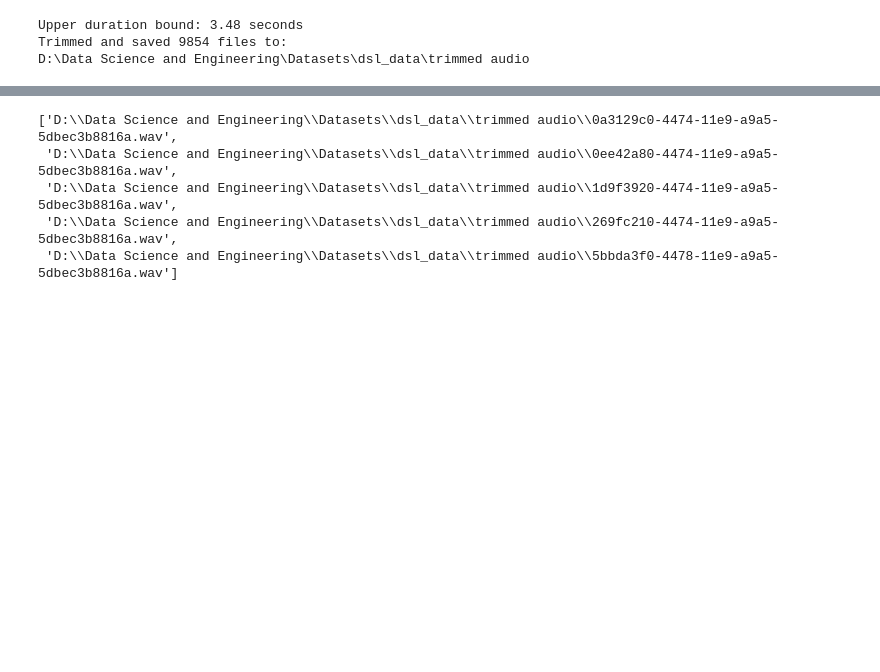
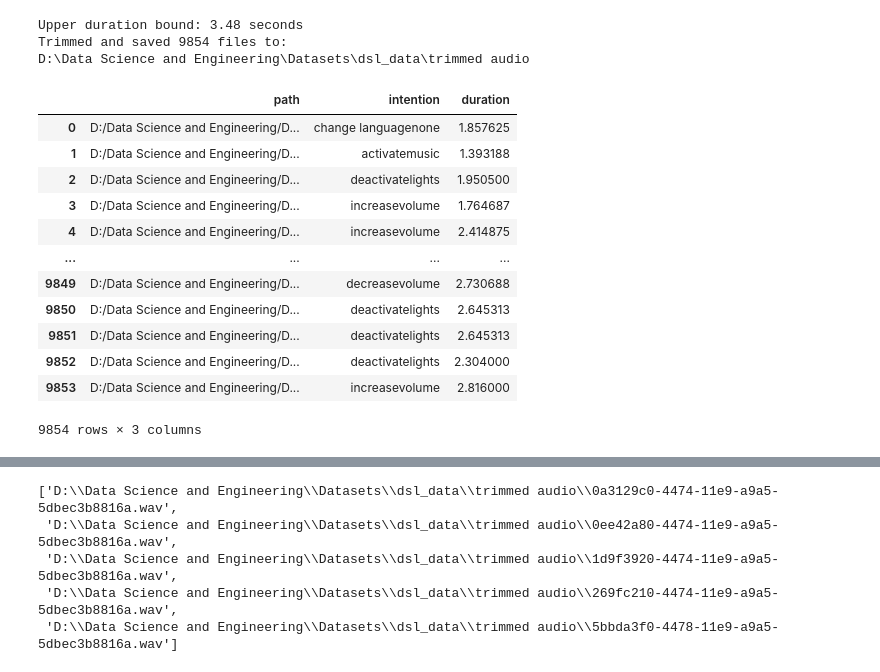
Before and after one commit to Hamidreza-Sj/Intent-Classification, a Jupyter notebook: Classis ML Approach.ipynb, the cells around one changed output, grey strips where cells are left out. Drawn from its saved outputs; the diff is of its cells as text; code cells hidden in the pictures; blank space fills up the shorter version.

Commit message:
add duration column

```diff
--- a/Classis ML Approach.ipynb
+++ b/Classis ML Approach.ipynb
@@ -431,3 +431,32 @@ print(f"Trimmed and saved {len(train_df)} files to:\n{output_dir}")
 Upper duration bound: 3.48 seconds
 Trimmed and saved 9854 files to:
 D:\Data Science and Engineering\Datasets\dsl_data\trimmed audio
+# %%
+def get_audio_duration(file_path):
+    try:
+        y, sr = librosa.load(file_path, sr=None)
+        return librosa.get_duration(y=y, sr=sr)
+    except Exception as e:
+        print(f"Failed on {file_path}: {e}")
+        return None
+
+train_df["duration"] = train_df["path"].apply(get_audio_duration)
+
+# Apply to DataFrame
+train_df['duration'] = train_df['path'].apply(get_audio_duration)
+# %%
+train_df
+# %% [output]
+|  | path | intention | duration |
+| 0 | D:/Data Science and Engineering/D... | change languagenone | 1.857625 |
+| 1 | D:/Data Science and Engineering/D... | activatemusic | 1.393188 |
+| 2 | D:/Data Science and Engineering/D... | deactivatelights | 1.950500 |
+| 3 | D:/Data Science and Engineering/D... | increasevolume | 1.764687 |
+| 4 | D:/Data Science and Engineering/D... | increasevolume | 2.414875 |
+| ... | ... | ... | ... |
+| 9849 | D:/Data Science and Engineering/D... | decreasevolume | 2.730688 |
+| 9850 | D:/Data Science and Engineering/D... | deactivatelights | 2.645313 |
+| 9851 | D:/Data Science and Engineering/D... | deactivatelights | 2.645313 |
+| 9852 | D:/Data Science and Engineering/D... | deactivatelights | 2.304000 |
+| 9853 | D:/Data Science and Engineering/D... | increasevolume | 2.816000 |
+9854 rows × 3 columns
```
Also changed, not shown: parts of 4 cells of this notebook.
